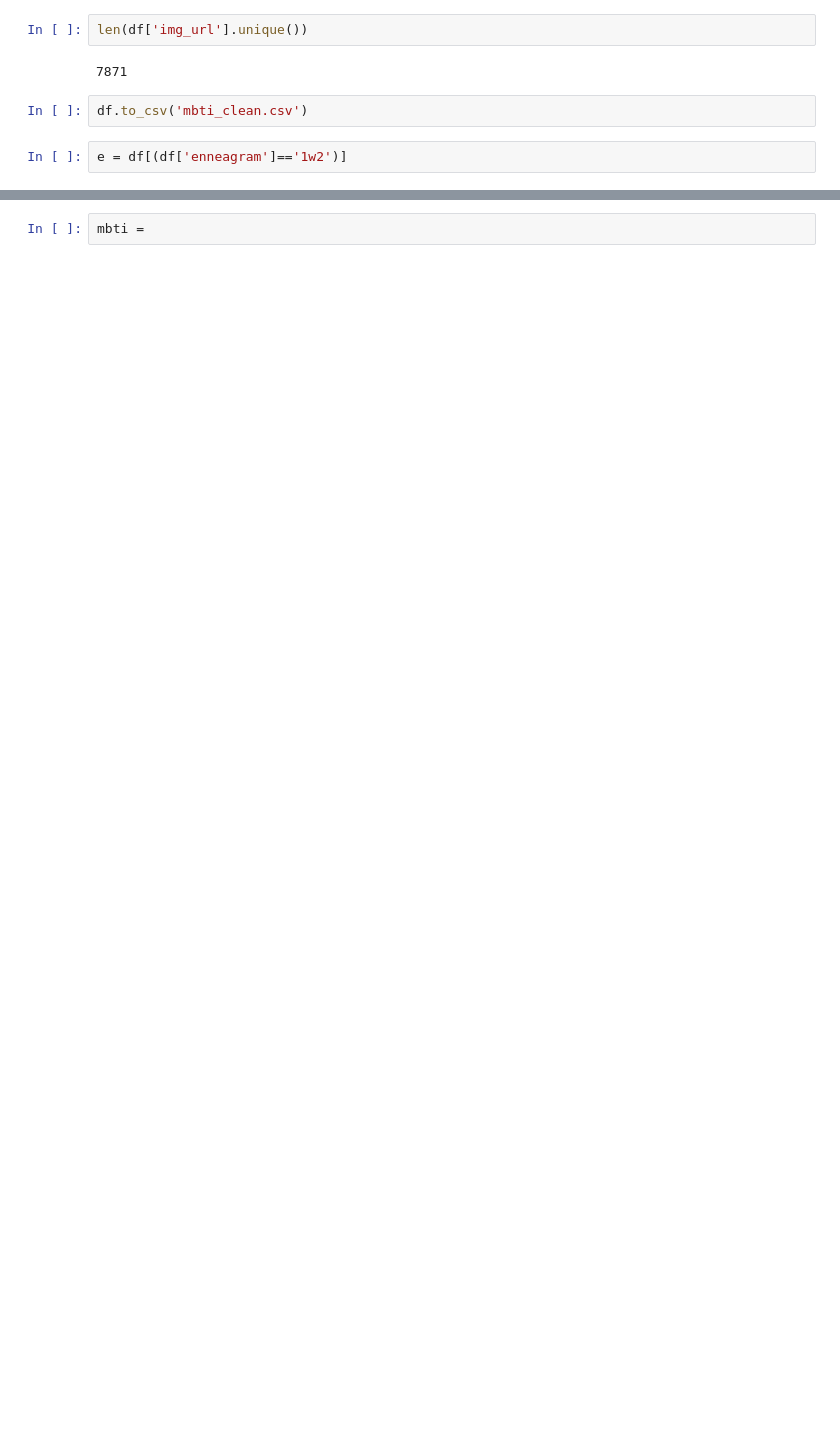
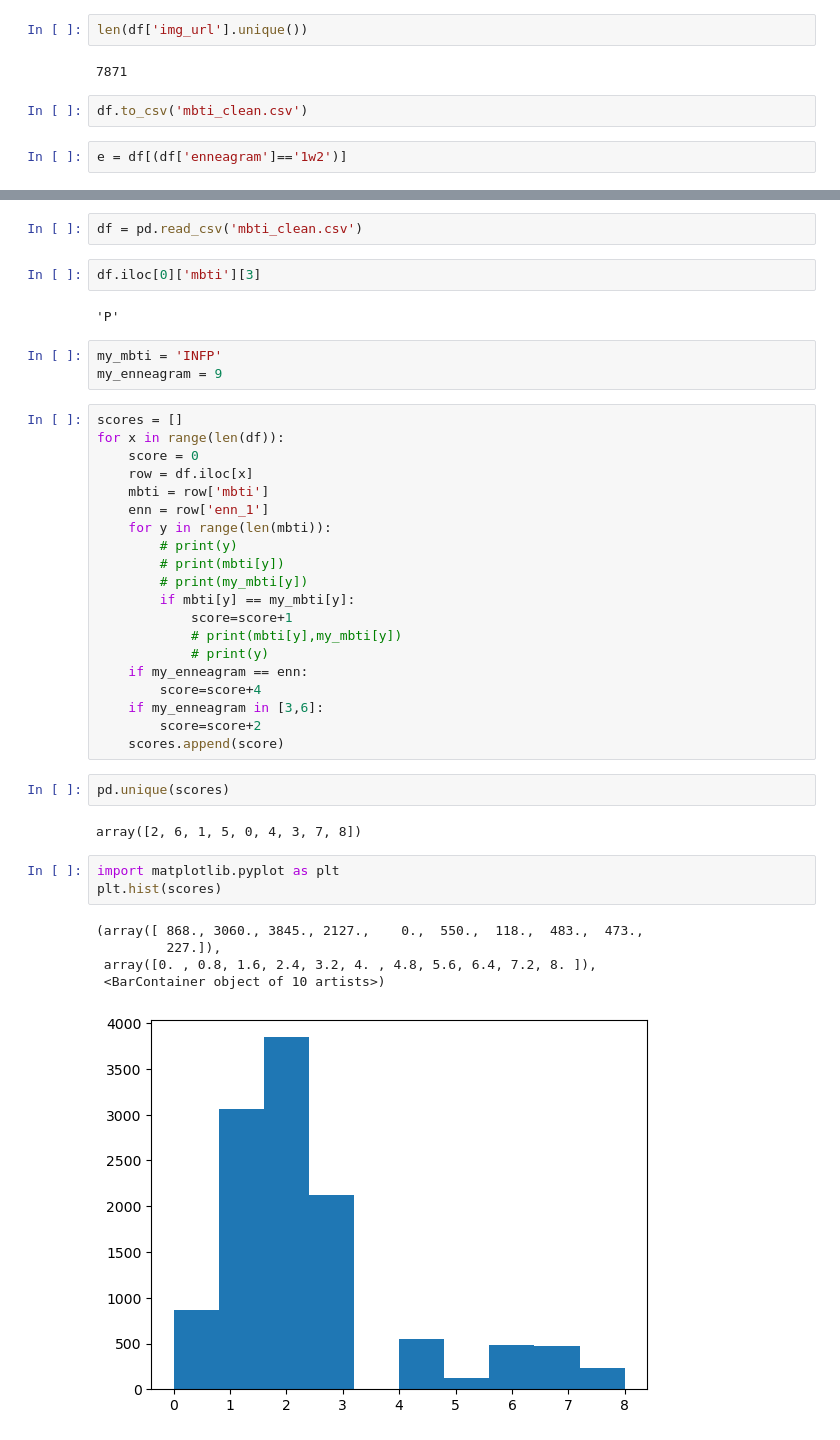
Before and after one commit to eruse7873/info4310-mbti-movie-viz, a Jupyter notebook: preproc.ipynb, the cells around one changed output, grey strips where cells are left out. Saved outputs shown, nothing was run; the diff lists cells and outputs as text; blank space fills up the shorter version.

```diff
--- a/preproc.ipynb
+++ b/preproc.ipynb
@@ -287,5 +287,45 @@ e[e['mbti']=='ENFJ'].reset_index()
 | 47 | 4678 | ENFJ | 1w2 | Octave | Interstella 5555: The 5tory of th... | https://www.personality-database.... | 1 | 2 |
 | 48 | 4681 | ENFJ | 1w2 | Old Major | Animal Farm | https://www.personality-database.... | 1 | 2 |
 | 49 | 4687 | ENFJ | 1w2 | Natalie Certain | Cars | https://www.personality-database.... | 1 | 2 |
+# %%
+df = pd.read_csv('mbti_clean.csv')
+# %%
+df.iloc[0]['mbti'][3]
+# %% [output]
+'P'
 # %%
-mbti =
+my_mbti = 'INFP'
+my_enneagram = 9
+# %%
+scores = []
+for x in range(len(df)):
+    score = 0
+    row = df.iloc[x]
+    mbti = row['mbti']
+    enn = row['enn_1']
+    for y in range(len(mbti)):
+        # print(y)
+        # print(mbti[y])
+        # print(my_mbti[y])
+        if mbti[y] == my_mbti[y]:
+            score=score+1
+            # print(mbti[y],my_mbti[y])
+            # print(y)
+    if my_enneagram == enn:
+        score=score+4
+    if my_enneagram in [3,6]:
+        score=score+2
+    scores.append(score)
+# %%
+pd.unique(scores)
+# %% [output]
+array([2, 6, 1, 5, 0, 4, 3, 7, 8])
+# %%
+import matplotlib.pyplot as plt
+plt.hist(scores)
+# %% [output]
+(array([ 868., 3060., 3845., 2127.,    0.,  550.,  118.,  483.,  473.,
+         227.]),
+ array([0. , 0.8, 1.6, 2.4, 3.2, 4. , 4.8, 5.6, 6.4, 7.2, 8. ]),
+ <BarContainer object of 10 artists>)
+[figure, added]
```
Also changed, not shown: parts of 1 cell of this notebook, 1 other file.
